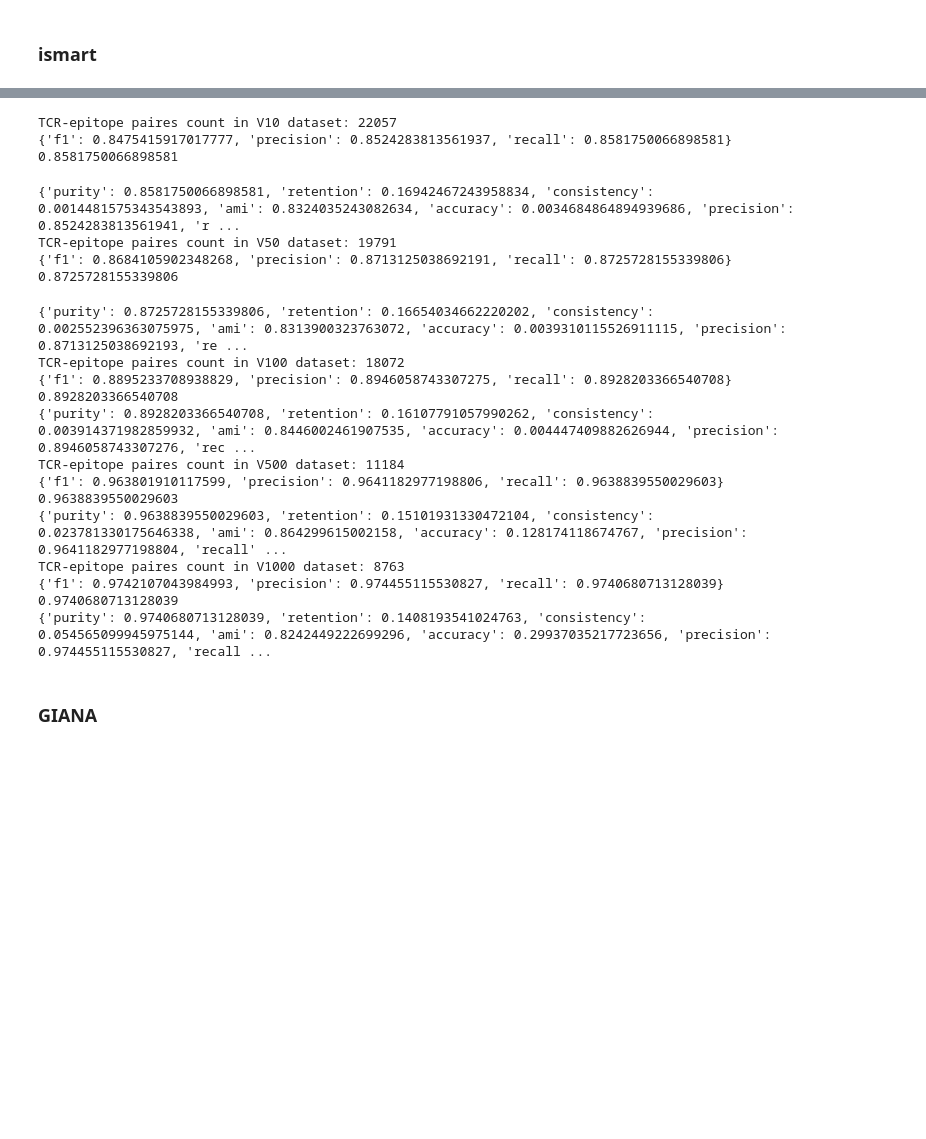
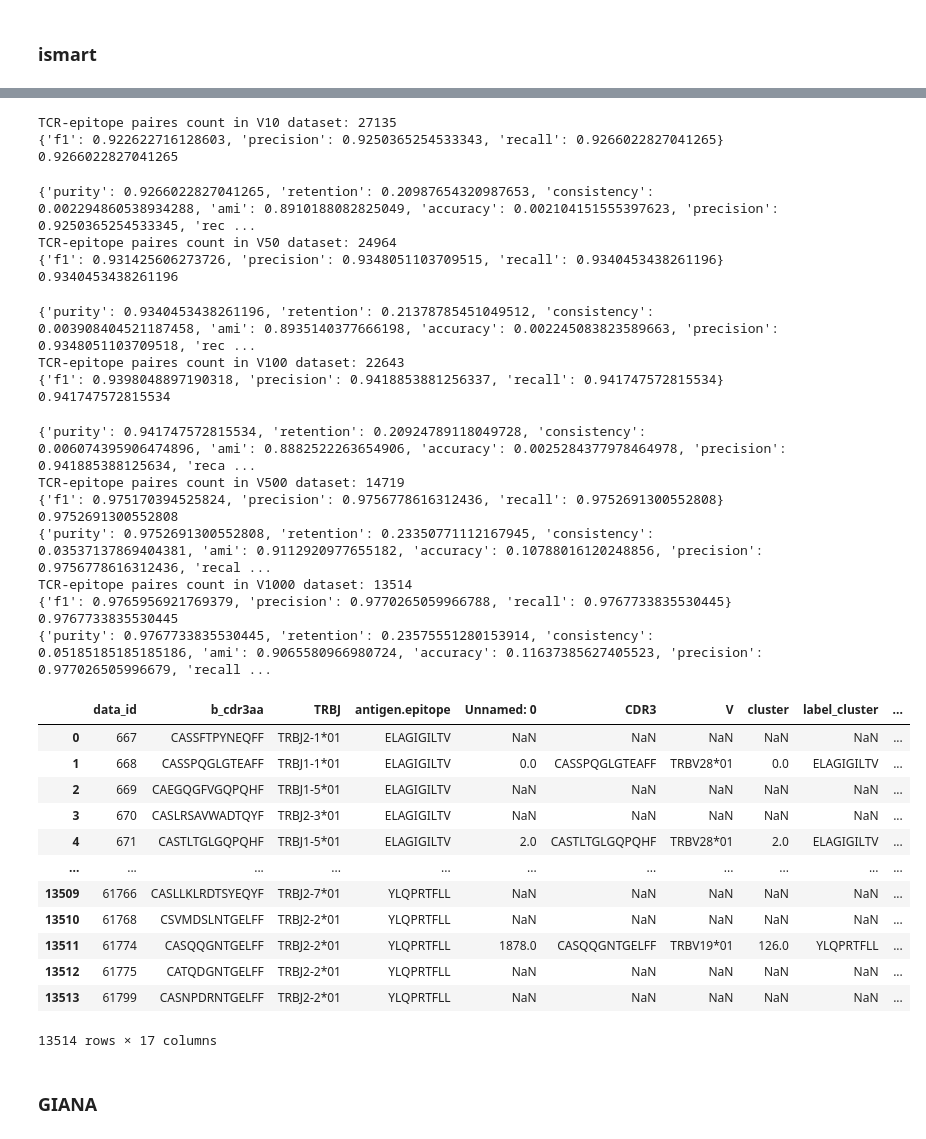
Before and after one commit to yuliajk/tcremp, a Jupyter notebook: compare_methods.ipynb, the cells around one changed output, grey strips where cells are left out. Cells and saved outputs as stored; diff of their text form; code cells hidden in the pictures; blank space fills up the shorter version.

```diff
--- a/compare_methods.ipynb
+++ b/compare_methods.ipynb
@@ -826,8 +835,8 @@ chain = 'TRA'
 for i in samples_n:
     ismart_res_raw_v[i]={}
     vdjdb_v = pd.read_csv(f'data/data_preped/VDJdb_data_{chain}_V{i}.csv',sep='\t')
-    vdjdb_v['v']= vdjdb_v['v'] + '*01'
-    vdjdb_v['j']= vdjdb_v['j'] + '*01'
+    vdjdb_v[tcr_columns_paired[chain][1]]= vdjdb_v[tcr_columns_paired[chain][1]] + '*01'
+    vdjdb_v[tcr_columns_paired[chain][2]]= vdjdb_v[tcr_columns_paired[chain][2]] + '*01'
     print(f"TCR-epitope paires count in V{i} dataset: {len(vdjdb_v)}")
 
     ismart_res_raw_v[i][chain] = models.run_ismart(vdjdb_v, chain, f'V{i}',2)
@@ -837,8 +864,8 @@ chain = 'TRB'
 for i in samples_n:
     ismart_res_raw_v[i]={}
     vdjdb_v = pd.read_csv(f'data/data_preped/VDJdb_data_{chain}_V{i}.csv',sep='\t')
-    vdjdb_v['v']= vdjdb_v['v'] + '*01'
-    vdjdb_v['j']= vdjdb_v['j'] + '*01'
+    vdjdb_v[tcr_columns_paired[chain][1]]= vdjdb_v[tcr_columns_paired[chain][1]] + '*01'
+    vdjdb_v[tcr_columns_paired[chain][2]]= vdjdb_v[tcr_columns_paired[chain][2]] + '*01'
     print(f"TCR-epitope paires count in V{i} dataset: {len(vdjdb_v)}")
 
     ismart_res_raw_v[i][chain] = models.run_ismart(vdjdb_v, chain, f'V{i}',2)
@@ -853,11 +898,11 @@ for i in samples_n:
     ismart_res_raw_v[chain][i] = pd.read_csv(f'benchmark/outputs/ismart_res_{chain}_V{i}.txt',sep='\t')
 
     vdjdb_v = pd.read_csv(f'data/data_preped/VDJdb_data_{chain}_V{i}.csv',sep='\t')
-    vdjdb_v['v']= vdjdb_v['v'] + '*01'
-    vdjdb_v['j']= vdjdb_v['j'] + '*01'
-    print(f"TCR-epitope paires count in V{i} dataset: {len(vdjdb_v)}")
+    vdjdb_v[tcr_columns_paired[chain][1]]= vdjdb_v[tcr_columns_paired[chain][1]] + '*01'
+    vdjdb_v[tcr_columns_paired[chain][2]]= vdjdb_v[tcr_columns_paired[chain][2]] + '*01'
+    print(f"TCR-epitope paires count in V{i} dataset: {len(vdjdb_v[~vdjdb_v[tcr_columns_paired[chain][0]].isna()])}")
 
-    ismart_res_v[chain][i] = vdjdb_v[vdjdb_v['chain']==chain][['chain','data_id','cdr3aa','v','antigen.epitope']].merge(ismart_res_raw_v[chain][i], how = 'left')
+    ismart_res_v[chain][i] = vdjdb_v[~vdjdb_v[tcr_columns_paired[chain][0]].isna()][['data_id',tcr_columns_paired[chain][0],tcr_columns_paired[chain][2],'antigen.epitope']].merge(ismart_res_raw_v[chain][i], how = 'left')
     ismart_res_v[chain][i]['is_cluster'] = ismart_res_v[chain][i]['is_cluster'].fillna(0)
 
     print(ml_utils.clsf_metrics(ismart_res_raw_v[chain][i]['antigen.epitope'],ismart_res_raw_v[chain][i]['label_cluster'], average='weighted'))
@@ -898,11 +943,11 @@ for i in samples_n:
     ismart_res_raw_v[chain][i] = pd.read_csv(f'benchmark/outputs/ismart_res_{chain}_V{i}.txt',sep='\t')
 
     vdjdb_v = pd.read_csv(f'data/data_preped/VDJdb_data_{chain}_V{i}.csv',sep='\t')
-    vdjdb_v['v']= vdjdb_v['v'] + '*01'
-    vdjdb_v['j']= vdjdb_v['j'] + '*01'
-    print(f"TCR-epitope paires count in V{i} dataset: {len(vdjdb_v)}")
+    vdjdb_v[tcr_columns_paired[chain][1]]= vdjdb_v[tcr_columns_paired[chain][1]] + '*01'
+    vdjdb_v[tcr_columns_paired[chain][2]]= vdjdb_v[tcr_columns_paired[chain][2]] + '*01'
+    print(f"TCR-epitope paires count in V{i} dataset: {len(vdjdb_v[~vdjdb_v[tcr_columns_paired[chain][0]].isna()])}")
 
-    ismart_res_v[chain][i] = vdjdb_v[vdjdb_v['chain']==chain][['chain','data_id','cdr3aa','v','antigen.epitope']].merge(ismart_res_raw_v[chain][i], how = 'left')
+    ismart_res_v[chain][i] = vdjdb_v[~vdjdb_v[tcr_columns_paired[chain][0]].isna()][['data_id',tcr_columns_paired[chain][0],tcr_columns_paired[chain][2],'antigen.epitope']].merge(ismart_res_raw_v[chain][i], how = 'left')
     ismart_res_v[chain][i]['is_cluster'] = ismart_res_v[chain][i]['is_cluster'].fillna(0)
 
     print(ml_utils.clsf_metrics(ismart_res_raw_v[chain][i]['antigen.epitope'],ismart_res_raw_v[chain][i]['label_cluster'], average='weighted'))
@@ -912,26 +957,42 @@ for i in samples_n:
     metrics_ismart_v[chain][i]['method']='iSmart'
     print(metrics_ismart_v[chain][i])
 # %% [output]
-TCR-epitope paires count in V10 dataset: 22057
-{'f1': 0.8475415917017777, 'precision': 0.8524283813561937, 'recall': 0.8581750066898581}
-0.8581750066898581
+TCR-epitope paires count in V10 dataset: 27135
+{'f1': 0.922622716128603, 'precision': 0.9250365254533343, 'recall': 0.9266022827041265}
+0.9266022827041265
-{'purity': 0.8581750066898581, 'retention': 0.16942467243958834, 'consistency': 0.0014481575343543893, 'ami': 0.8324035243082634, 'accuracy': 0.0034684864894939686, 'precision': 0.8524283813561941, 'r ...
-TCR-epitope paires count in V50 dataset: 19791
-{'f1': 0.8684105902348268, 'precision': 0.8713125038692191, 'recall': 0.8725728155339806}
-0.8725728155339806
+{'purity': 0.9266022827041265, 'retention': 0.20987654320987653, 'consistency': 0.002294860538934288, 'ami': 0.8910188082825049, 'accuracy': 0.002104151555397623, 'precision': 0.9250365254533345, 'rec ...
+TCR-epitope paires count in V50 dataset: 24964
+{'f1': 0.931425606273726, 'precision': 0.9348051103709515, 'recall': 0.9340453438261196}
+0.9340453438261196
-{'purity': 0.8725728155339806, 'retention': 0.16654034662220202, 'consistency': 0.002552396363075975, 'ami': 0.8313900323763072, 'accuracy': 0.0039310115526911115, 'precision': 0.8713125038692193, 're ...
-TCR-epitope paires count in V100 dataset: 18072
-{'f1': 0.8895233708938829, 'precision': 0.8946058743307275, 'recall': 0.8928203366540708}
-0.8928203366540708
-{'purity': 0.8928203366540708, 'retention': 0.16107791057990262, 'consistency': 0.003914371982859932, 'ami': 0.8446002461907535, 'accuracy': 0.004447409882626944, 'precision': 0.8946058743307276, 'rec ...
-TCR-epitope paires count in V500 dataset: 11184
-{'f1': 0.963801910117599, 'precision': 0.9641182977198806, 'recall': 0.9638839550029603}
-0.9638839550029603
-{'purity': 0.9638839550029603, 'retention': 0.15101931330472104, 'consistency': 0.023781330175646338, 'ami': 0.864299615002158, 'accuracy': 0.128174118674767, 'precision': 0.9641182977198804, 'recall' ...
-TCR-epitope paires count in V1000 dataset: 8763
-{'f1': 0.9742107043984993, 'precision': 0.974455115530827, 'recall': 0.9740680713128039}
-0.9740680713128039
-{'purity': 0.9740680713128039, 'retention': 0.1408193541024763, 'consistency': 0.054565099945975144, 'ami': 0.8242449222699296, 'accuracy': 0.29937035217723656, 'precision': 0.974455115530827, 'recall ...
+{'purity': 0.9340453438261196, 'retention': 0.21378785451049512, 'consistency': 0.003908404521187458, 'ami': 0.8935140377666198, 'accuracy': 0.002245083823589663, 'precision': 0.9348051103709518, 'rec ...
+TCR-epitope paires count in V100 dataset: 22643
+{'f1': 0.9398048897190318, 'precision': 0.9418853881256337, 'recall': 0.941747572815534}
+0.941747572815534
+{'purity': 0.941747572815534, 'retention': 0.20924789118049728, 'consistency': 0.006074395906474896, 'ami': 0.8882522263654906, 'accuracy': 0.0025284377978464978, 'precision': 0.941885388125634, 'reca ...
+TCR-epitope paires count in V500 dataset: 14719
+{'f1': 0.975170394525824, 'precision': 0.9756778616312436, 'recall': 0.9752691300552808}
+0.9752691300552808
+{'purity': 0.9752691300552808, 'retention': 0.23350771112167945, 'consistency': 0.03537137869404381, 'ami': 0.9112920977655182, 'accuracy': 0.10788016120248856, 'precision': 0.9756778616312436, 'recal ...
+TCR-epitope paires count in V1000 dataset: 13514
+{'f1': 0.9765956921769379, 'precision': 0.9770265059966788, 'recall': 0.9767733835530445}
+0.9767733835530445
+{'purity': 0.9767733835530445, 'retention': 0.23575551280153914, 'consistency': 0.05185185185185186, 'ami': 0.9065580966980724, 'accuracy': 0.11637385627405523, 'precision': 0.977026505996679, 'recall ...
+# %%
+ismart_res_v[chain][i]
+# %% [output]
+|  | data_id | b_cdr3aa | TRBJ | antigen.epitope | Unnamed: 0 | CDR3 | V | cluster | label_cluster | ... |
+| 0 | 667 | CASSFTPYNEQFF | TRBJ2-1*01 | ELAGIGILTV | NaN | NaN | NaN | NaN | NaN | ... |
+| 1 | 668 | CASSPQGLGTEAFF | TRBJ1-1*01 | ELAGIGILTV | 0.0 | CASSPQGLGTEAFF | TRBV28*01 | 0.0 | ELAGIGILTV | ... |
+| 2 | 669 | CAEGQGFVGQPQHF | TRBJ1-5*01 | ELAGIGILTV | NaN | NaN | NaN | NaN | NaN | ... |
+| 3 | 670 | CASLRSAVWADTQYF | TRBJ2-3*01 | ELAGIGILTV | NaN | NaN | NaN | NaN | NaN | ... |
+| 4 | 671 | CASTLTGLGQPQHF | TRBJ1-5*01 | ELAGIGILTV | 2.0 | CASTLTGLGQPQHF | TRBV28*01 | 2.0 | ELAGIGILTV | ... |
+| ... | ... | ... | ... | ... | ... | ... | ... | ... | ... | ... |
+| 13509 | 61766 | CASLLKLRDTSYEQYF | TRBJ2-7*01 | YLQPRTFLL | NaN | NaN | NaN | NaN | NaN | ... |
+| 13510 | 61768 | CSVMDSLNTGELFF | TRBJ2-2*01 | YLQPRTFLL | NaN | NaN | NaN | NaN | NaN | ... |
+| 13511 | 61774 | CASQQGNTGELFF | TRBJ2-2*01 | YLQPRTFLL | 1878.0 | CASQQGNTGELFF | TRBV19*01 | 126.0 | YLQPRTFLL | ... |
+| 13512 | 61775 | CATQDGNTGELFF | TRBJ2-2*01 | YLQPRTFLL | NaN | NaN | NaN | NaN | NaN | ... |
+| 13513 | 61799 | CASNPDRNTGELFF | TRBJ2-2*01 | YLQPRTFLL | NaN | NaN | NaN | NaN | NaN | ... |
+13514 rows × 17 columns
 # %% [markdown]
 ### GIANA
 # %%
```
Also changed, not shown: parts of 55 cells of this notebook, 5 other files.
